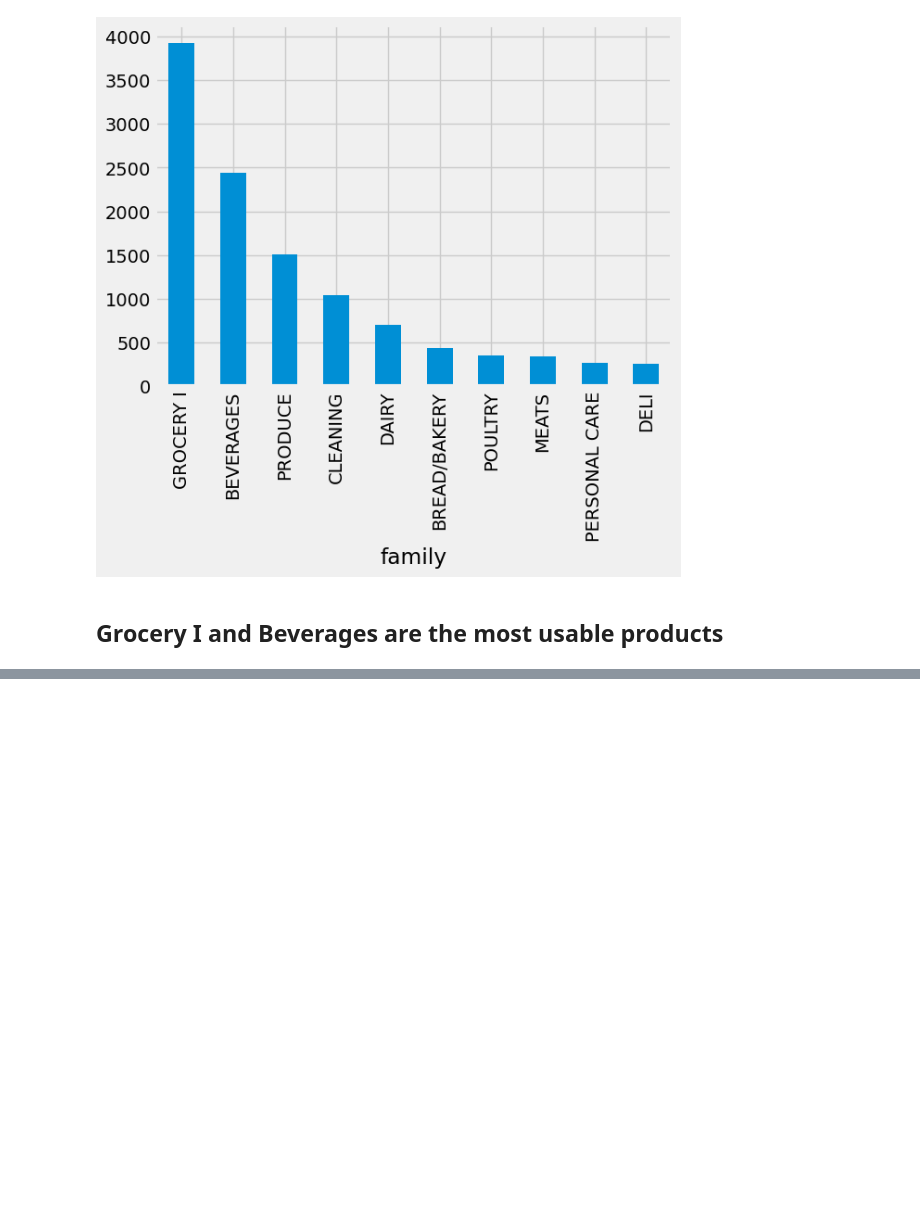
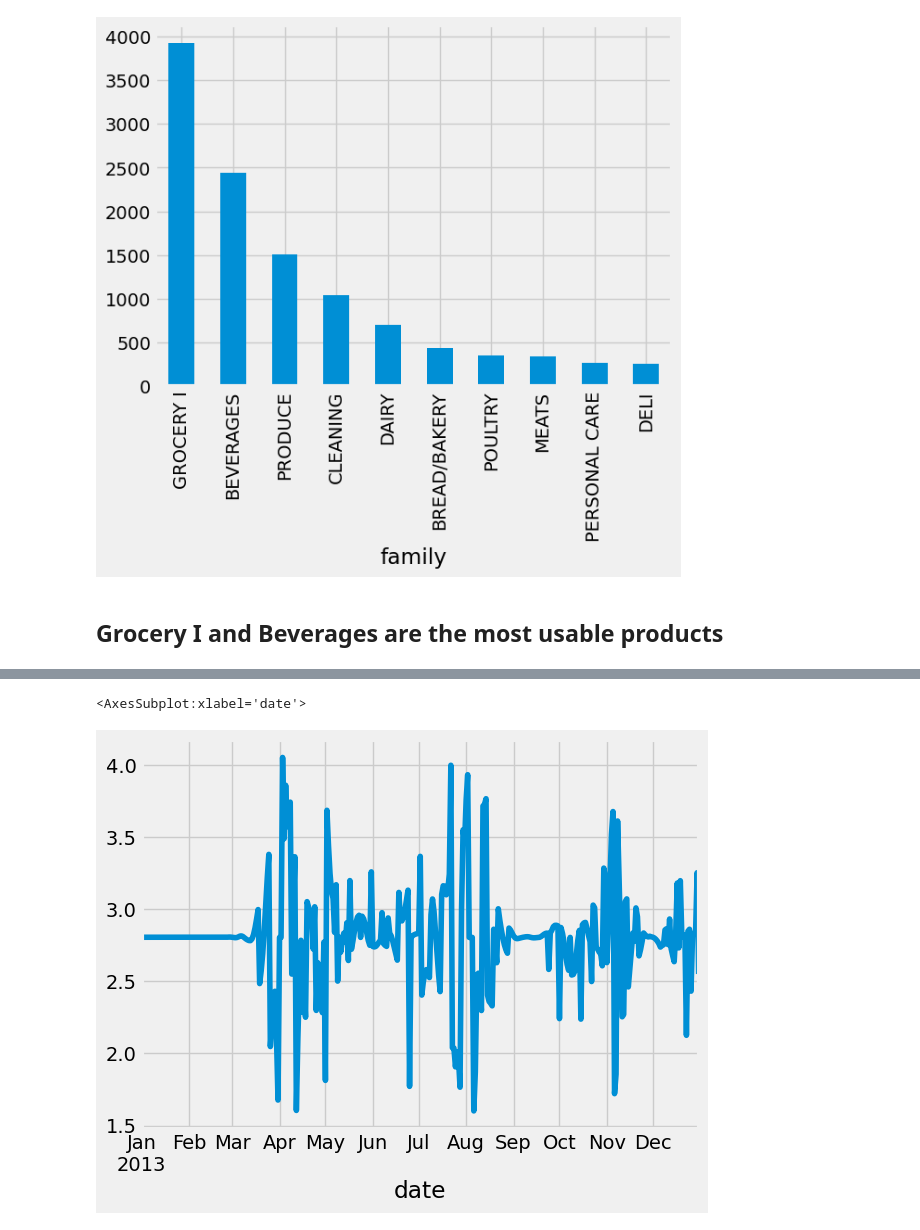
Before and after one commit to Henamen21/Time_Series_prediction, a Jupyter notebook: Time_Series_prediction.ipynb, the cells around one changed output, grey strips where cells are left out. Saved outputs shown, nothing was run; the diff lists cells and outputs as text; code cells hidden in the pictures; blank space fills up the shorter version.

```diff
--- a/Time_Series_prediction.ipynb
+++ b/Time_Series_prediction.ipynb
@@ -737,0 +930,2 @@ data_train["weekday name"] = data_train.index.day_name()
+# %%
+tst = res.resid
@@ -737,0 +947,5 @@ data_train["weekday name"] = data_train.index.day_name()
+# %%
+#add a constant to make data positive
+alpha = 1 - np.min(tst)
+data_pos = tst + alpha
+data_pos
@@ -737,0 +968,15 @@ data_train["weekday name"] = data_train.index.day_name()
+# %%
+# import the library
+import pandas as pd
+
+# generate some skewed data with outliers
+x = data_pos
+
+# define an outlier as a value that is more than 3 standard deviations from the mean
+outliers = abs(x - x.mean()) > 3 * x.std()
+
+# replace the outliers with the mean
+x[outliers] = x.mean()
+
+# print the corrected data
+print(x)
@@ -737,0 +997,5 @@ data_train["weekday name"] = data_train.index.day_name()
+# %%
+x.plot()
+# %% [output]
+<AxesSubplot:xlabel='date'>
+[figure, added]
```
Also changed, not shown: parts of 172 cells of this notebook.
